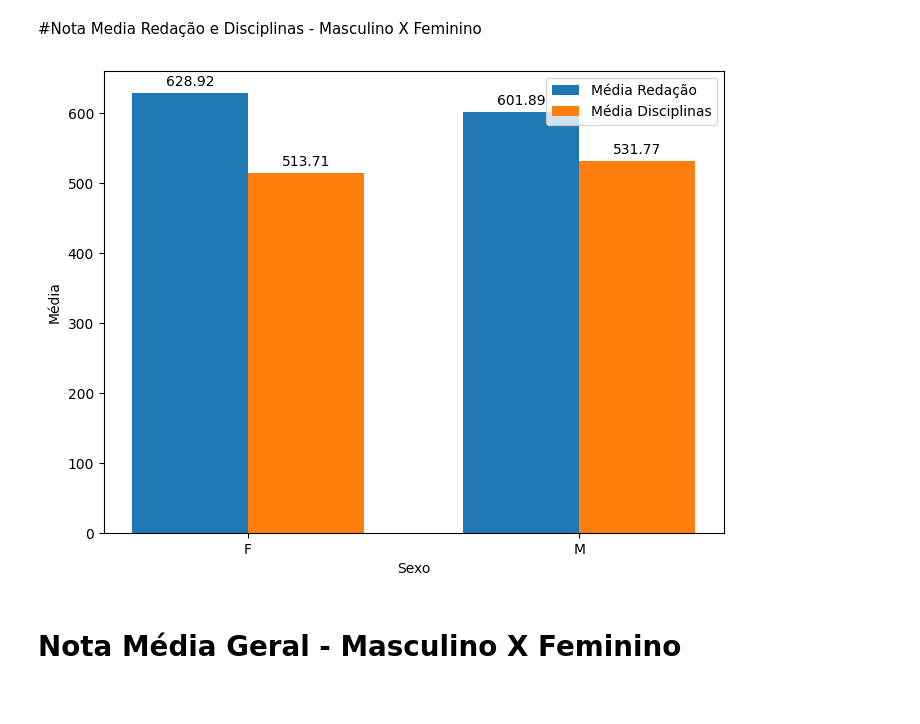
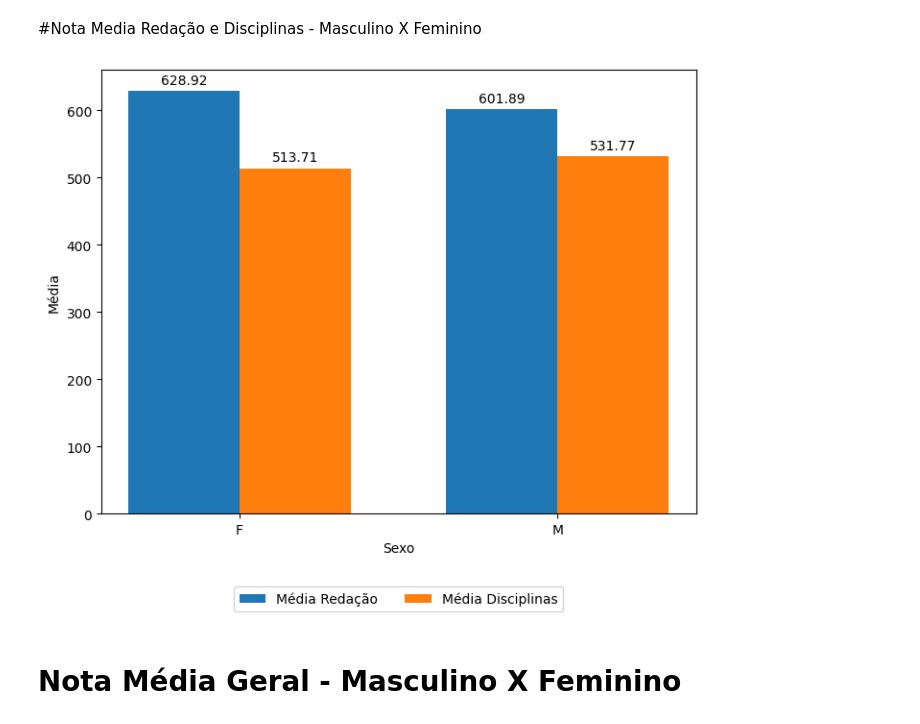
Before and after one commit to allandevbr92/MyResume, a Jupyter notebook: analiseEnem2022.ipynb, the cells around one changed output. Cells and saved outputs as stored; diff of their text form; code cells hidden in the pictures.

```diff
--- a/analiseEnem2022.ipynb
+++ b/analiseEnem2022.ipynb
@@ -19,36 +66,36 @@ media_disciplinas = df.groupby('TP_SEXO')[['NU_NOTA_CN', 'NU_NOTA_CH', 'NU_NOTA_
 # Criando o gráfico de barras
 fig, ax = plt.subplots(figsize=(8, 6))
 x = range(len(media_redacao))
 bar_width = 0.35
 
 # Médias de Redação
 rects1 = ax.bar(x, media_redacao, bar_width, label='Média Redação')
 # Médias Gerais
 rects2 = ax.bar([i + bar_width for i in x], media_disciplinas, bar_width, label='Média Disciplinas')
 
 # Definindo os rótulos dos eixos x e y
 ax.set_xlabel('Sexo')
 ax.set_ylabel('Média')
 ax.set_xticks([i + bar_width/2 for i in x])
 ax.set_xticklabels(media_redacao.index)
 
 # Adicionando os valores das médias nas colunas
 def autolabel(rects):
     for rect in rects:
         height = rect.get_height()
         ax.annotate(f'{height:.2f}', xy=(rect.get_x() + rect.get_width() / 2, height), xytext=(0, 3),
                     textcoords="offset points", ha='center', va='bottom')
 
 autolabel(rects1)
 autolabel(rects2)
 
-# Adicionando uma legenda
-ax.legend()
+# Posicionando a legenda abaixo do gráfico
+ax.legend(bbox_to_anchor=(0.5, -0.15), loc='upper center', ncol=len(disciplinas))
 
 # Exibindo o gráfico
 plt.show()
 # %% [output]
-[figure, old version]
+[figure, new version]
 # %% [markdown]
 # Nota Média Geral - Masculino X Feminino
 # %%
```
Also changed, not shown: parts of 9 cells of this notebook.
